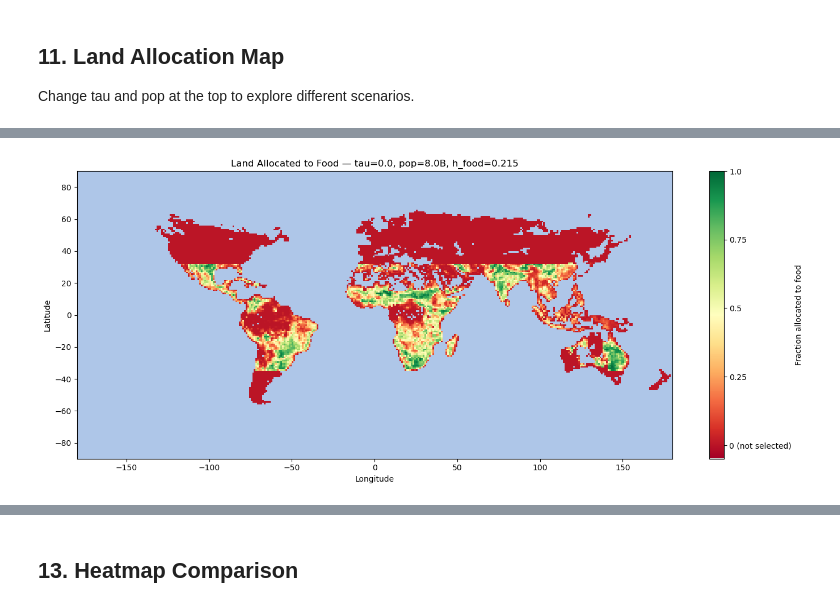
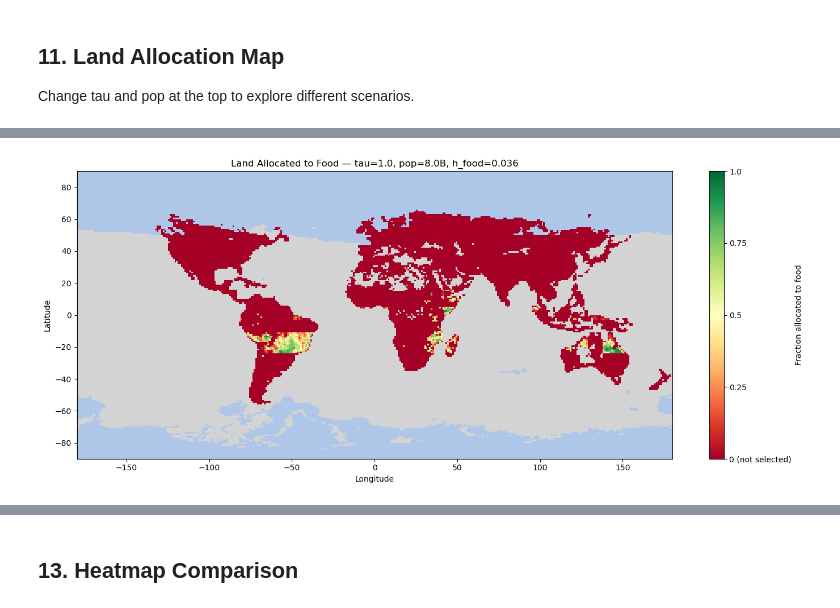
Before and after one commit to evasbenson/ECC_model, a Jupyter notebook: ecc_analysis.ipynb, the cells around one changed output, grey strips where cells are left out. Drawn from its saved outputs; the diff is of its cells as text; code cells hidden in the pictures.

```diff
--- a/ecc_analysis.ipynb
+++ b/ecc_analysis.ipynb
@@ -32,14 +30,18 @@ PAR_grid, area, farmedPct, eimat, is_land = load_spatial_data()
 area_ha = area / 10000
 
 ei_mean = np.mean(eimat, axis=2)
+
 is_land = (ei_mean > 0) & (farmedPct > 0)
-print(f'farmable land cells: {is_land.sum()} of {180*360}')
 
-print(f'PAR shape:       {PAR_grid.shape}')
-print(f'area shape:      {area.shape}')
-print(f'farmedPct shape: {farmedPct.shape}')
-print(f'land cells:      {is_land.sum()} of {180*360}')
-print(f'total area:      {np.nansum(area_ha)/1e9:.2f} Gha')
-print(f'farmed area:     {np.nansum(farmedPct*area_ha)/1e9:.2f} Gha')
+is_land_display = ei_mean > 0
+
+lon   = np.linspace(-179.5, 179.5, 360)
+lat   = np.linspace(89.5, -89.5, 180)
+lon2d, lat2d = np.meshgrid(lon, lat)
+
+print(f'display land cells: {is_land_display.sum()} of {180*360}')
+print(f'farmable cells:     {is_land.sum()} of {180*360}')
+print(f'total area:         {np.nansum(area_ha)/1e9:.2f} Gha')
+print(f'farmed area:        {np.nansum(farmedPct*area_ha)/1e9:.2f} Gha')
 print(f'current farmed share: {np.nansum(farmedPct*area_ha)/np.nansum(area_ha):.4f}')
 # %% [output]
@@ -479,27 +488,30 @@ saved to food_productivity_map.png
 ## 11. Land Allocation Map
 Change tau and pop at the top to explore different scenarios.
 # %%
-# change these to explore scenarios
-tau = 0.0
+from ecc_opt_wrapper import make_capital
+
+# --- change these to explore scenarios ---
+tau = 1.0
 pop = 8.0
 # -----------------------------------------
 
 kcal_per_ha, _ = get_kcal_per_ha(PAR_grid, eimat, area, tau)
 params_map = get_parameters()
-sols_map   = get_analytic_sols(params_map)
-p_map      = setup_params(pop, tau, params_map, sols_map, use_spatial=True,
-                          kcal_per_ha=kcal_per_ha, area_ha=area_ha,
-                          farmedPct=farmedPct, is_land=is_land)
-sol_map, util_map, flag_map = ecc_optimization(pop, tau, p_map)
+K_map = make_capital(params_map['M_a0'].copy(), params_map)
+
+eff_g_map, eff_ei_map = compute_effective_g_and_ei(
+    kcal_per_ha, area_ha, 0.034, is_land, PAR_grid, eimat
+)
+params_map['PAR'] = effective_par_from_g(eff_g_map, eff_ei_map, tau)
+sol_map, util_map, Y_map, flag_map = ecc_optimization(pop, tau, K_map, params_map)
 h_food_share = sol_map[9]
-
 print(f'tau={tau}, pop={pop}B: exitflag={flag_map}, utility={-util_map:.4f}, h_food={h_food_share:.4f}')
 
-g_flat      = kcal_per_ha.ravel()
-area_flat   = area_ha.ravel()
-farmed_flat = farmedPct.ravel()
-land_flat   = is_land.ravel()
-farmable    = (farmed_flat > 0) & land_flat
+g_flat        = kcal_per_ha.ravel()
+area_flat     = area_ha.ravel()
+farmed_flat   = farmedPct.ravel()
+land_flat     = is_land.ravel()
+farmable      = (farmed_flat > 0) & land_flat
 unfarmed_land = (farmed_flat == 0) & land_flat
 total_land_ha = np.nansum(area_flat * land_flat)
 target_ha     = h_food_share * total_land_ha
@@ -523,23 +535,34 @@ for idx in order:
     selected[idx] = take / area_flat[idx]
     accumulated  += take
 
-selected_2d = selected.reshape(180, 360)
-display_2d  = np.where(farmedPct > 0, selected_2d,
-              np.where(is_land, -0.05, np.nan))
-colors_list = ['#d3d3d3'] + list(plt.cm.RdYlGn(np.linspace(0, 1, 256)))
-custom_cmap = LinearSegmentedColormap.from_list('grey_RdYlGn', colors_list, N=257)
+selected_2d    = selected.reshape(180, 360)
+is_land_flat   = is_land_display.ravel()
+unfarmed_disp  = ((farmedPct.ravel() == 0) & is_land_flat).reshape(180, 360)
 
-plt.figure(figsize=(14, 6))
-im = plt.pcolormesh(lon2d, lat2d, display_2d, cmap=custom_cmap, shading='auto', vmin=-0.05, vmax=1)
-cbar = plt.colorbar(im, label='Fraction allocated to food')
+farmed_layer   = np.where(farmedPct > 0, selected_2d, np.nan)
+unfarmed_layer = np.where(unfarmed_disp, 0.5, np.nan)
+
+fig, ax = plt.subplots(figsize=(14, 6))
+ax.set_facecolor('#aec6e8')  # ocean
+
+# grey for all non-farmed land
+grey_cmap = plt.cm.colors.ListedColormap(['#d3d3d3'])
+ax.pcolormesh(lon2d, lat2d, unfarmed_layer,
+              cmap=grey_cmap, shading='auto', vmin=0, vmax=1)
+
+colors_list = list(plt.cm.RdYlGn(np.linspace(0, 1, 256)))
+farm_cmap   = LinearSegmentedColormap.from_list('RdYlGn256', colors_list, N=256)
+im = ax.pcolormesh(lon2d, lat2d, farmed_layer,
+                   cmap=farm_cmap, shading='auto', vmin=0, vmax=1)
+
+cbar = plt.colorbar(im, ax=ax, label='Fraction allocated to food')
 cbar.set_ticks([0, 0.25, 0.5, 0.75, 1.0])
 cbar.set_ticklabels(['0 (not selected)', '0.25', '0.5', '0.75', '1.0'])
-plt.title(f'Land Allocated to Food — tau={tau}, pop={pop}B, h_food={h_food_share:.3f}')
-plt.xlabel('Longitude')
-plt.ylabel('Latitude')
-plt.xlim(-180, 180)
-plt.ylim(-90, 90)
-plt.gca().set_facecolor('#aec6e8')
+ax.set_xlim(-180, 180)
+ax.set_ylim(-90, 90)
+ax.set_title(f'Land Allocated to Food — tau={tau}, pop={pop}B, h_food={h_food_share:.3f}')
+ax.set_xlabel('Longitude')
+ax.set_ylabel('Latitude')
 plt.tight_layout()
 plt.savefig(f'land_allocation_tau{tau}_pop{int(pop)}.png', dpi=150, bbox_inches='tight')
 plt.show()
@@ -549 +572 @@ tau=0.0, pop=8.0B: exitflag=1, utility=7.4133, h_food=0.2154
-[figure, old version]
+[figure, new version]
```
Also changed, not shown: parts of 24 cells of this notebook, 6 other files.
